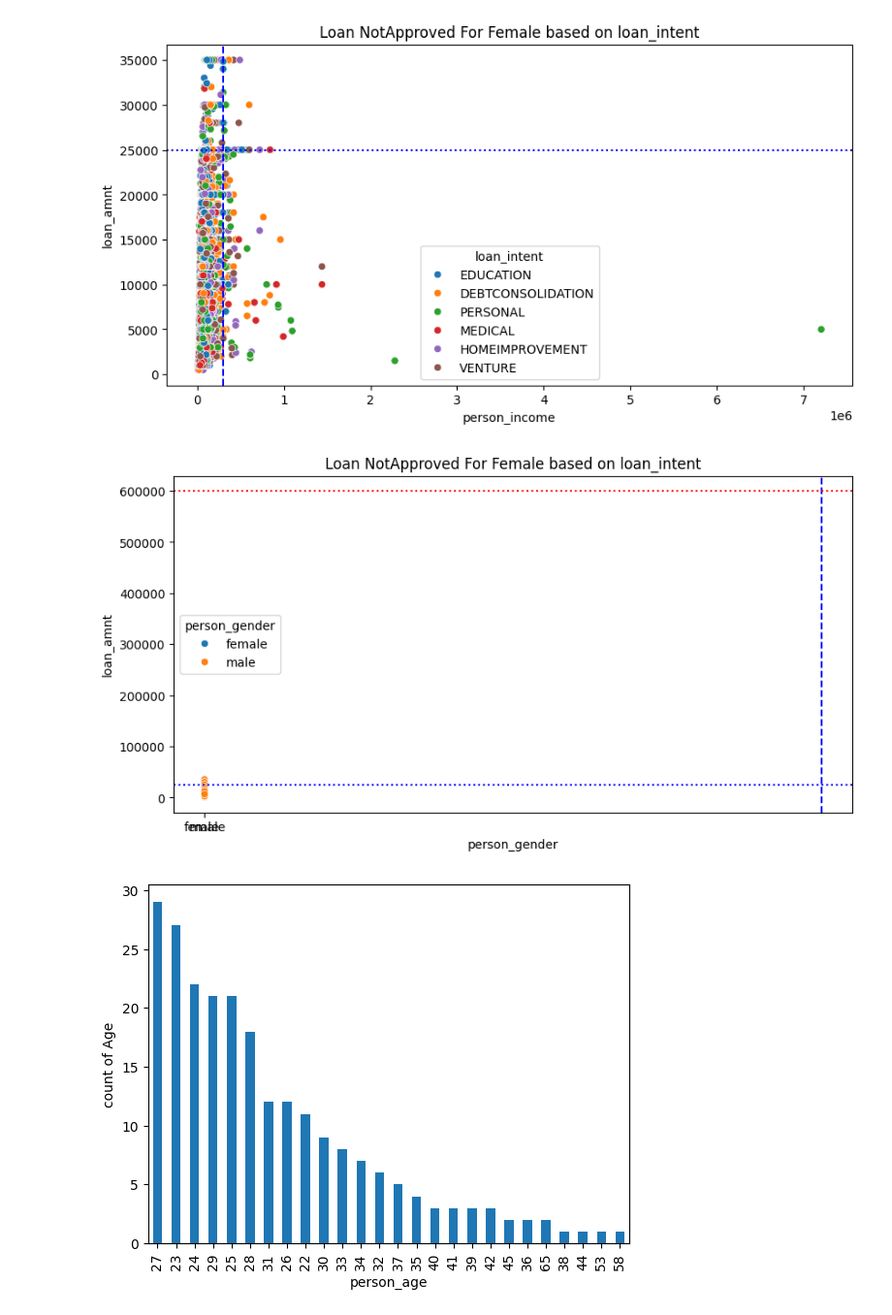
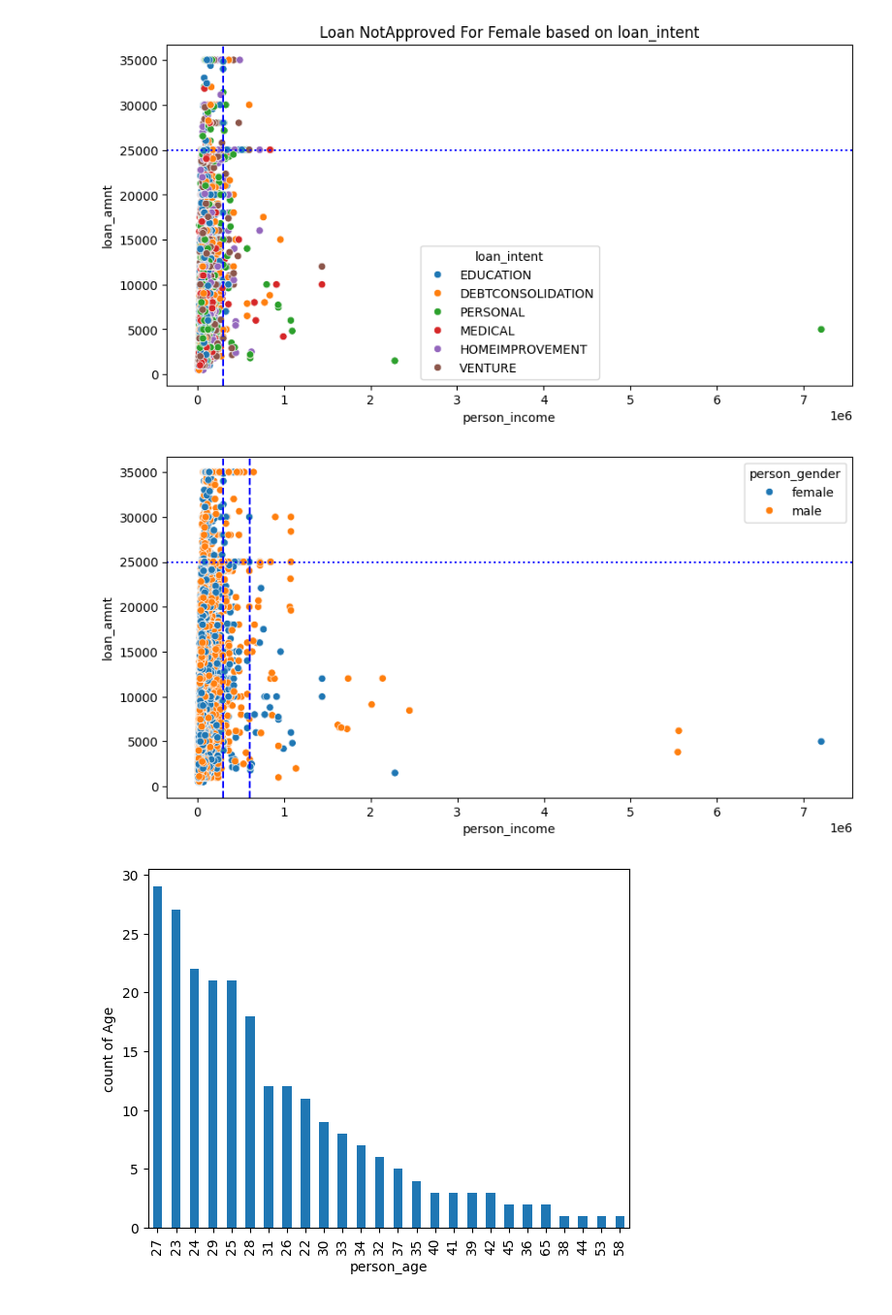
Before and after one commit to mihir0804/DataScience, a Jupyter notebook: Case_Study__03_Loan_Approval_EDA.ipynb, the cells around one changed output. Shown at 97% size. Cells and saved outputs as stored; diff of their text form; code cells hidden in the pictures.

```diff
--- a/Case_Study__03_Loan_Approval_EDA.ipynb
+++ b/Case_Study__03_Loan_Approval_EDA.ipynb
@@ -334,14 +337,13 @@ plt.show()
 [figure]
 # %%
 plt.figure(figsize = (10,5))
-sns.scatterplot(x = df['person_income'],y = df['loan_amnt'],hue = df['person_gender'])
-plt.title('Loan NotApproved For Female based on loan_intent')
+sns.scatterplot(x = df['person_income'],y = df['loan_amnt'],hue =df['person_gender'])
 plt.axvline(300000,linestyle = '--',c = 'b')
 plt.axhline(25000,linestyle = ':',c = 'b')
-plt.axhline(600000,linestyle = ':',c = 'Red')
+plt.axvline(600000,linestyle = '--',c = 'b')
 plt.show()
 # %% [output]
-[figure, old version]
+[figure, new version]
 # %%
 df[df['loan_amnt'] == 35000]['person_age'].value_counts().sort_values(ascending = False).plot(kind = 'bar')
 plt.ylabel('count of Age')
```
Also changed, not shown: parts of 10 cells of this notebook.
